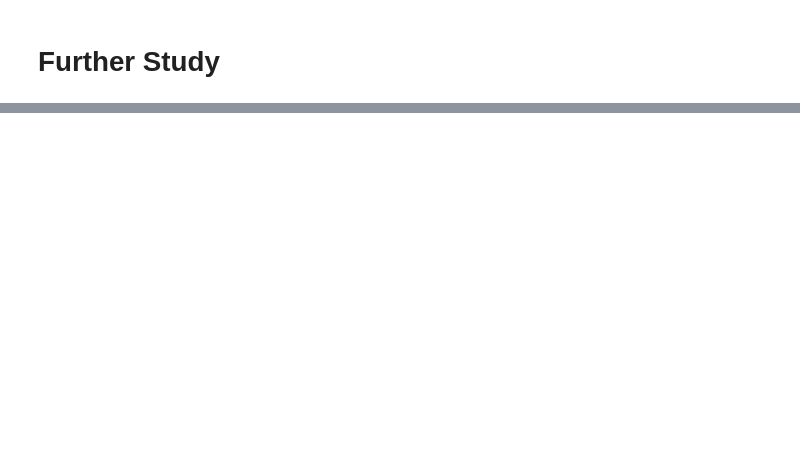
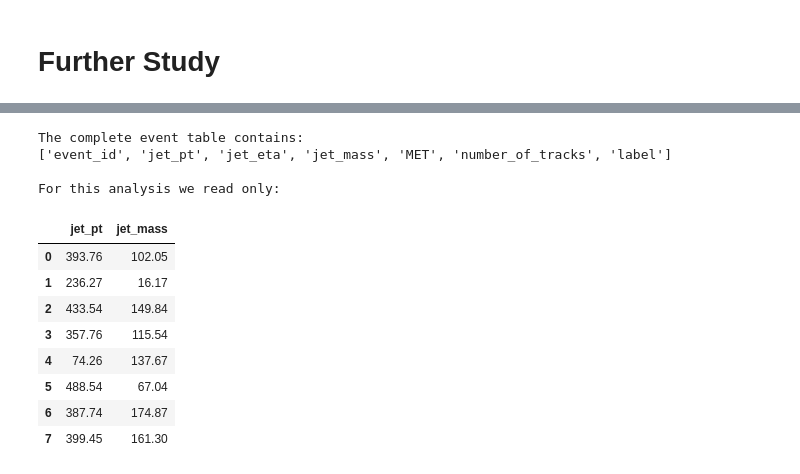
Before and after one commit to chattopadhyayA/ml_course, a Jupyter notebook: content/10_further.ipynb, the cells around one changed output, grey strips where cells are left out. Drawn from its saved outputs; the diff is of its cells as text; code cells hidden in the pictures; blank space fills up the shorter version.

```diff
--- a/content/10_further.ipynb
+++ b/content/10_further.ipynb
@@ -120,0 +182,37 @@ These are not completely separate worlds. Many modern machine learning systems c
+# %%
+import numpy as np
+import pandas as pd
+
+rng = np.random.default_rng(42)
+
+events = pd.DataFrame({
+    "event_id": np.arange(1, 9),
+    "jet_pt": rng.uniform(30, 500, size=8),
+    "jet_eta": rng.normal(0, 1.2, size=8),
+    "jet_mass": rng.uniform(5, 180, size=8),
+    "MET": rng.uniform(0, 250, size=8),
+    "number_of_tracks": rng.integers(5, 80, size=8),
+    "label": rng.choice(["q", "g", "W", "Z", "t"], size=8),
+})
+
+print("The complete event table contains:")
+print(list(events.columns))
+
+columns_needed_for_this_analysis = events[["jet_pt", "jet_mass"]]
+
+print("\nFor this analysis we read only:")
+columns_needed_for_this_analysis.round(2)
+# %% [output]
+The complete event table contains:
+['event_id', 'jet_pt', 'jet_eta', 'jet_mass', 'MET', 'number_of_tracks', 'label']
+
+For this analysis we read only:
+|  | jet_pt | jet_mass |
+| 0 | 393.76 | 102.05 |
+| 1 | 236.27 | 16.17 |
+| 2 | 433.54 | 149.84 |
+| 3 | 357.76 | 115.54 |
+| 4 | 74.26 | 137.67 |
+| 5 | 488.54 | 67.04 |
+| 6 | 387.74 | 174.87 |
+| 7 | 399.45 | 161.30 |
```
Also changed, not shown: parts of 22 cells of this notebook.
